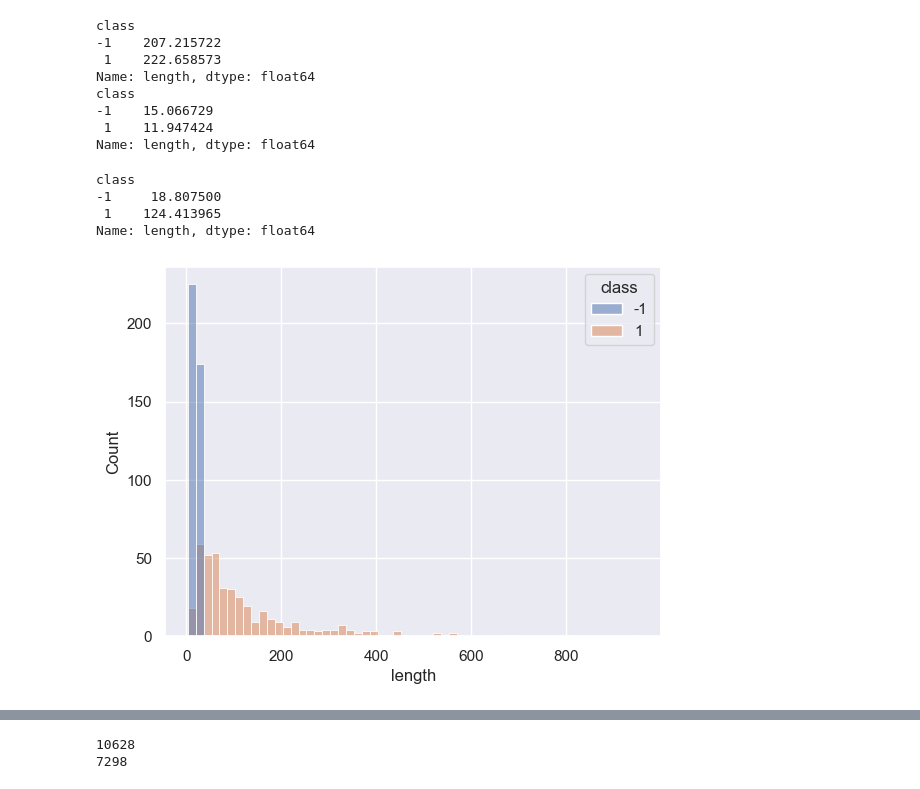
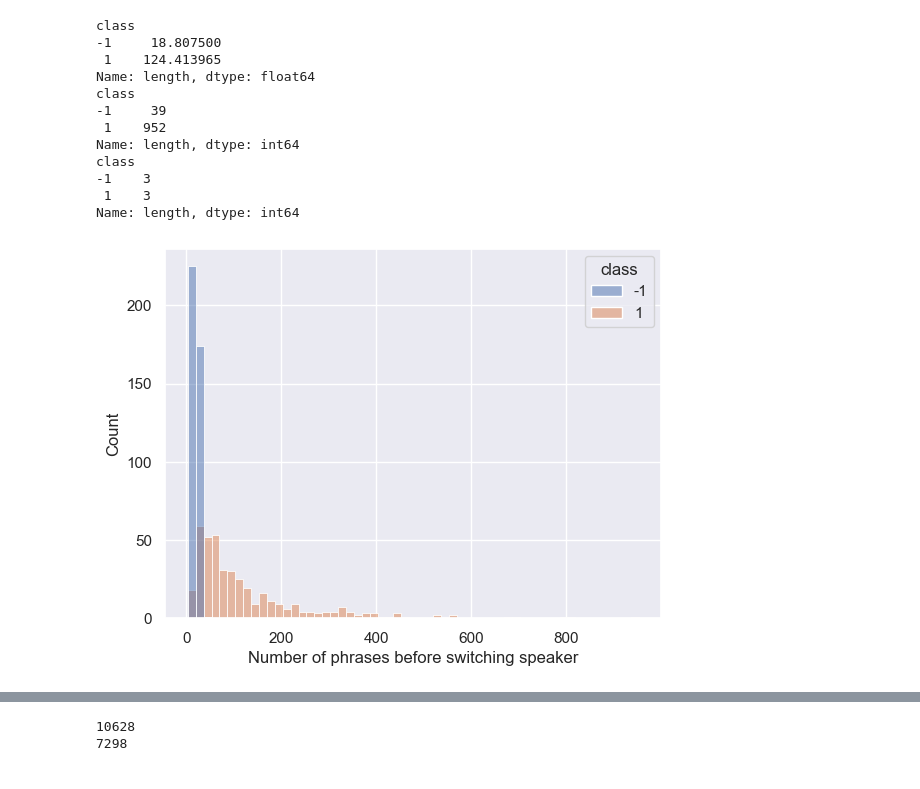
Before and after one commit to BshKatrin/RITAL-NLP-project, a Jupyter notebook: notebooks/eda.ipynb, the cells around one changed output, grey strips where cells are left out. Cells and saved outputs as stored; diff of their text form; code cells hidden in the pictures.

```diff
--- a/notebooks/eda.ipynb
+++ b/notebooks/eda.ipynb
@@ -80,26 +67,24 @@ fig.savefig("plots/docs_legnth.pdf", bbox_inches="tight", format="pdf")
-# %%
-print(df_pres_concat.groupby("class")["length"].mean())
-print(df_pres.groupby("class")["length"].mean())
-# %% [output]
-class
--1    207.215722
- 1    222.658573
-Name: length, dtype: float64
-class
--1    15.066729
- 1    11.947424
-Name: length, dtype: float64
 # %%
 unique_class = classes_pres[np.r_[0, np.where(np.diff(classes_pres) != 0)[0] + 1]]
 lengths = np.diff(np.r_[0, np.where(np.diff(classes_pres) != 0)[0] + 1, len(classes_pres)])
 
 df = pd.DataFrame(data={"class":unique_class, "length":lengths})
 sns.histplot(data=df, x="length", hue="class", common_norm=False, common_bins=True, palette="deep")
 plt.xlabel("Number of phrases before switching speaker")
-df.groupby("class")["length"].mean()
+print(df.groupby("class")["length"].mean())
+print(df.groupby("class")["length"].max())
+print(df.groupby("class")["length"].min())
 # %% [output]
 class
 -1     18.807500
  1    124.413965
 Name: length, dtype: float64
+class
+-1     39
+ 1    952
+Name: length, dtype: int64
+class
+-1    3
+ 1    3
+Name: length, dtype: int64
-[figure, old version]
+[figure, new version]
```
Also changed, not shown: parts of 9 cells of this notebook.
